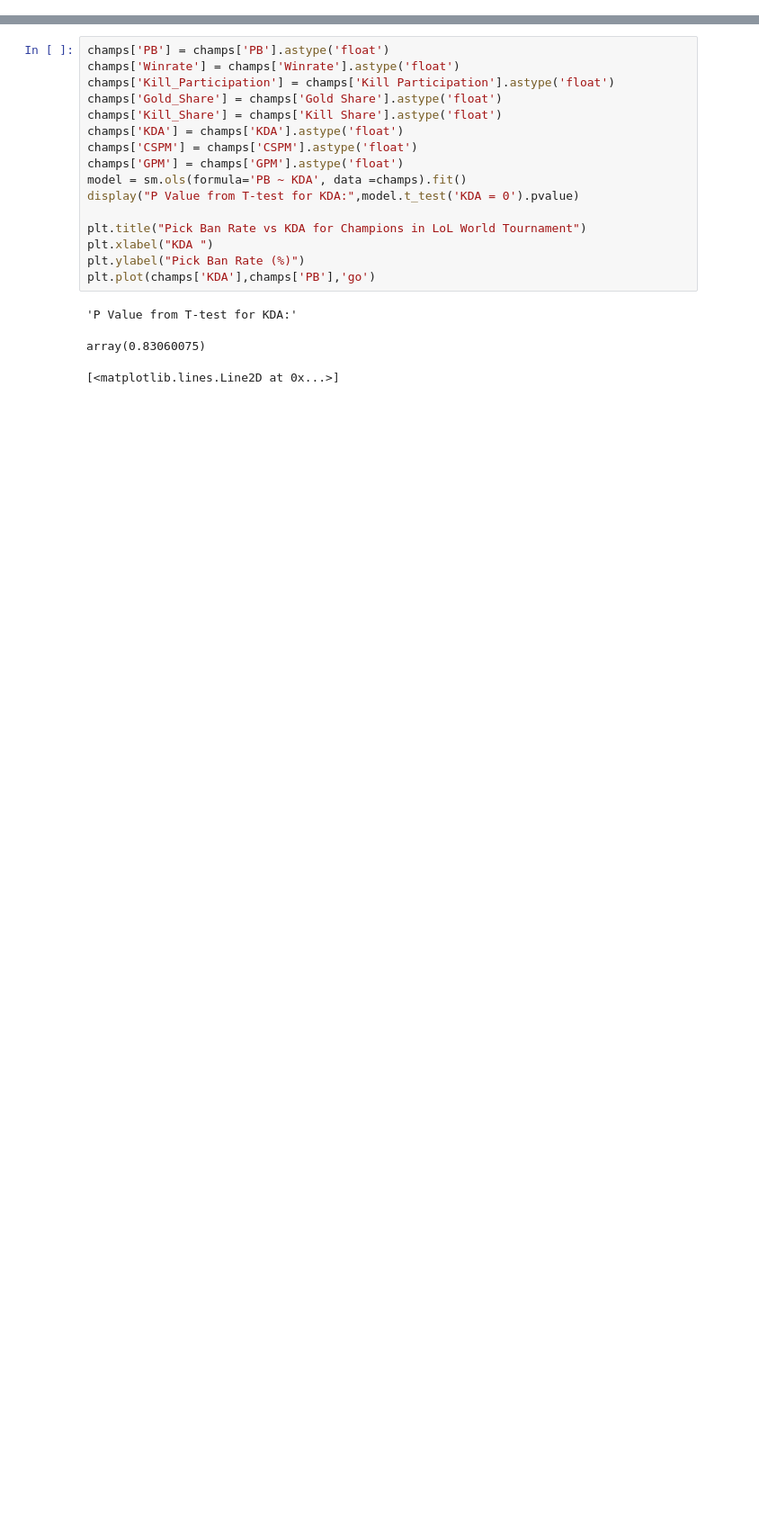
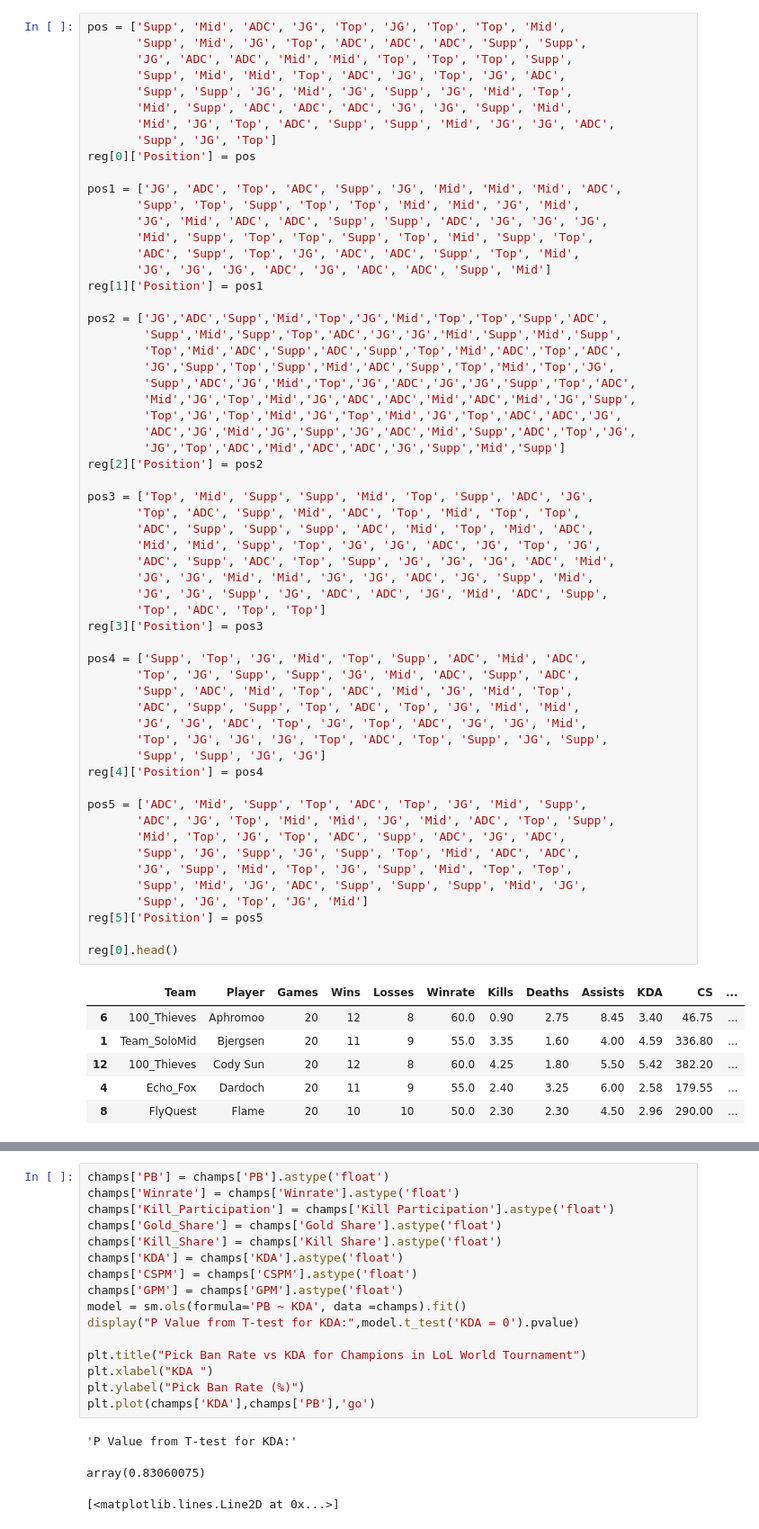
Before and after one commit to dbriggs2/dbriggs2.github.io, a Jupyter notebook: index.ipynb, the cells around one changed output, grey strips where cells are left out. Shown at 90% size. Cells and saved outputs as stored; diff of their text form; blank space fills up the shorter version.

```diff
--- a/index.ipynb
+++ b/index.ipynb
@@ -532,0 +439,66 @@ supp = masterReg[masterReg['Position']=='Supp']
+# %%
+pos = ['Supp', 'Mid', 'ADC', 'JG', 'Top', 'JG', 'Top', 'Top', 'Mid',
+       'Supp', 'Mid', 'JG', 'Top', 'ADC', 'ADC', 'ADC', 'Supp', 'Supp',
+       'JG', 'ADC', 'ADC', 'Mid', 'Mid', 'Top', 'Top', 'Top', 'Supp',
+       'Supp', 'Mid', 'Mid', 'Top', 'ADC', 'JG', 'Top', 'JG', 'ADC',
+       'Supp', 'Supp', 'JG', 'Mid', 'JG', 'Supp', 'JG', 'Mid', 'Top',
+       'Mid', 'Supp', 'ADC', 'ADC', 'ADC', 'JG', 'JG', 'Supp', 'Mid',
+       'Mid', 'JG', 'Top', 'ADC', 'Supp', 'Supp', 'Mid', 'JG', 'JG', 'ADC',
+       'Supp', 'JG', 'Top']
+reg[0]['Position'] = pos
+
+pos1 = ['JG', 'ADC', 'Top', 'ADC', 'Supp', 'JG', 'Mid', 'Mid', 'Mid', 'ADC',
+       'Supp', 'Top', 'Supp', 'Top', 'Top', 'Mid', 'Mid', 'JG', 'Mid',
+       'JG', 'Mid', 'ADC', 'ADC', 'Supp', 'Supp', 'ADC', 'JG', 'JG', 'JG',
+       'Mid', 'Supp', 'Top', 'Top', 'Supp', 'Top', 'Mid', 'Supp', 'Top',
+       'ADC', 'Supp', 'Top', 'JG', 'ADC', 'ADC', 'Supp', 'Top', 'Mid',
+       'JG', 'JG', 'JG', 'ADC', 'JG', 'ADC', 'ADC', 'Supp', 'Mid']
+reg[1]['Position'] = pos1
+
+pos2 = ['JG','ADC','Supp','Mid','Top','JG','Mid','Top','Top','Supp','ADC',
+        'Supp','Mid','Supp','Top','ADC','JG','JG','Mid','Supp','Mid','Supp',
+        'Top','Mid','ADC','Supp','ADC','Supp','Top','Mid','ADC','Top','ADC',
+        'JG','Supp','Top','Supp','Mid','ADC','Supp','Top','Mid','Top','JG',
+        'Supp','ADC','JG','Mid','Top','JG','ADC','JG','JG','Supp','Top','ADC',
+        'Mid','JG','Top','Mid','JG','ADC','ADC','Mid','ADC','Mid','JG','Supp',
+        'Top','JG','Top','Mid','JG','Top','Mid','JG','Top','ADC','ADC','JG',
+        'ADC','JG','Mid','JG','Supp','JG','ADC','Mid','Supp','ADC','Top','JG',
+        'JG','Top','ADC','Mid','ADC','ADC','JG','Supp','Mid','Supp']
+reg[2]['Position'] = pos2
+
+pos3 = ['Top', 'Mid', 'Supp', 'Supp', 'Mid', 'Top', 'Supp', 'ADC', 'JG',
+       'Top', 'ADC', 'Supp', 'Mid', 'ADC', 'Top', 'Mid', 'Top', 'Top',
+       'ADC', 'Supp', 'Supp', 'Supp', 'ADC', 'Mid', 'Top', 'Mid', 'ADC',
+       'Mid', 'Mid', 'Supp', 'Top', 'JG', 'JG', 'ADC', 'JG', 'Top', 'JG',
+       'ADC', 'Supp', 'ADC', 'Top', 'Supp', 'JG', 'JG', 'JG', 'ADC', 'Mid',
+       'JG', 'JG', 'Mid', 'Mid', 'JG', 'JG', 'ADC', 'JG', 'Supp', 'Mid',
+       'JG', 'JG', 'Supp', 'JG', 'ADC', 'ADC', 'JG', 'Mid', 'ADC', 'Supp',
+       'Top', 'ADC', 'Top', 'Top']
+reg[3]['Position'] = pos3
+
+pos4 = ['Supp', 'Top', 'JG', 'Mid', 'Top', 'Supp', 'ADC', 'Mid', 'ADC',
+       'Top', 'JG', 'Supp', 'Supp', 'JG', 'Mid', 'ADC', 'Supp', 'ADC',
+       'Supp', 'ADC', 'Mid', 'Top', 'ADC', 'Mid', 'JG', 'Mid', 'Top',
+       'ADC', 'Supp', 'Supp', 'Top', 'ADC', 'Top', 'JG', 'Mid', 'Mid',
+       'JG', 'JG', 'ADC', 'Top', 'JG', 'Top', 'ADC', 'JG', 'JG', 'Mid',
+       'Top', 'JG', 'JG', 'JG', 'Top', 'ADC', 'Top', 'Supp', 'JG', 'Supp',
+       'Supp', 'Supp', 'JG', 'JG']
+reg[4]['Position'] = pos4
+
+pos5 = ['ADC', 'Mid', 'Supp', 'Top', 'ADC', 'Top', 'JG', 'Mid', 'Supp',
+       'ADC', 'JG', 'Top', 'Mid', 'Mid', 'JG', 'Mid', 'ADC', 'Top', 'Supp',
+       'Mid', 'Top', 'JG', 'Top', 'ADC', 'Supp', 'ADC', 'JG', 'ADC',
+       'Supp', 'JG', 'Supp', 'JG', 'Supp', 'Top', 'Mid', 'ADC', 'ADC',
+       'JG', 'Supp', 'Mid', 'Top', 'JG', 'Supp', 'Mid', 'Top', 'Top',
+       'Supp', 'Mid', 'JG', 'ADC', 'Supp', 'Supp', 'Supp', 'Mid', 'JG',
+       'Supp', 'JG', 'Top', 'JG', 'Mid']
+reg[5]['Position'] = pos5
+
+reg[0].head()
+# %% [output]
+|  | Team | Player | Games | Wins | Losses | Winrate | Kills | Deaths | Assists | KDA | CS | ... |
+| 6 | 100_Thieves | Aphromoo | 20 | 12 | 8 | 60.0 | 0.90 | 2.75 | 8.45 | 3.40 | 46.75 | ... |
+| 1 | Team_SoloMid | Bjergsen | 20 | 11 | 9 | 55.0 | 3.35 | 1.60 | 4.00 | 4.59 | 336.80 | ... |
+| 12 | 100_Thieves | Cody Sun | 20 | 12 | 8 | 60.0 | 4.25 | 1.80 | 5.50 | 5.42 | 382.20 | ... |
+| 4 | Echo_Fox | Dardoch | 20 | 11 | 9 | 55.0 | 2.40 | 3.25 | 6.00 | 2.58 | 179.55 | ... |
+| 8 | FlyQuest | Flame | 20 | 10 | 10 | 50.0 | 2.30 | 2.30 | 4.50 | 2.96 | 290.00 | ... |
```
Also changed, not shown: parts of 104 cells of this notebook, 1 other file.
